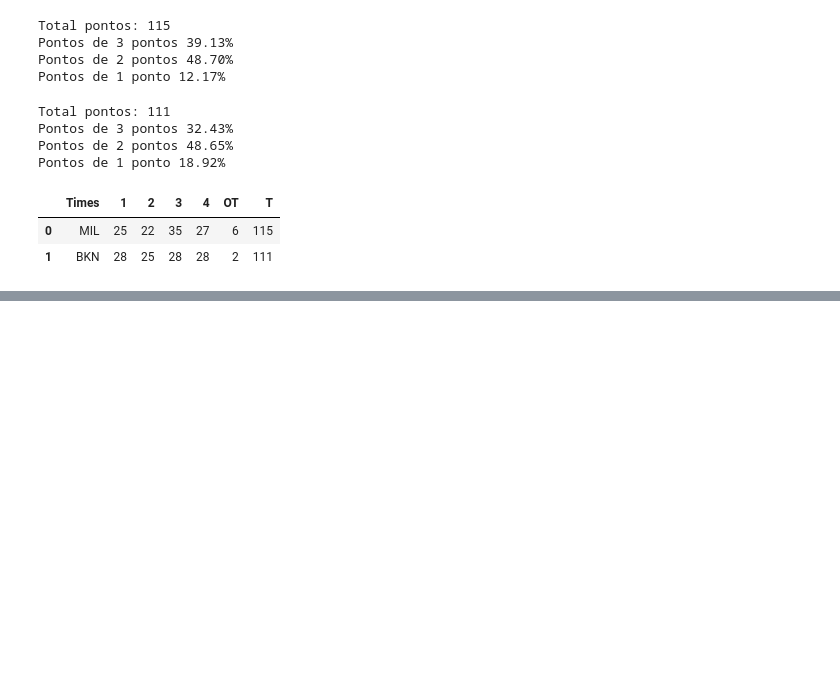
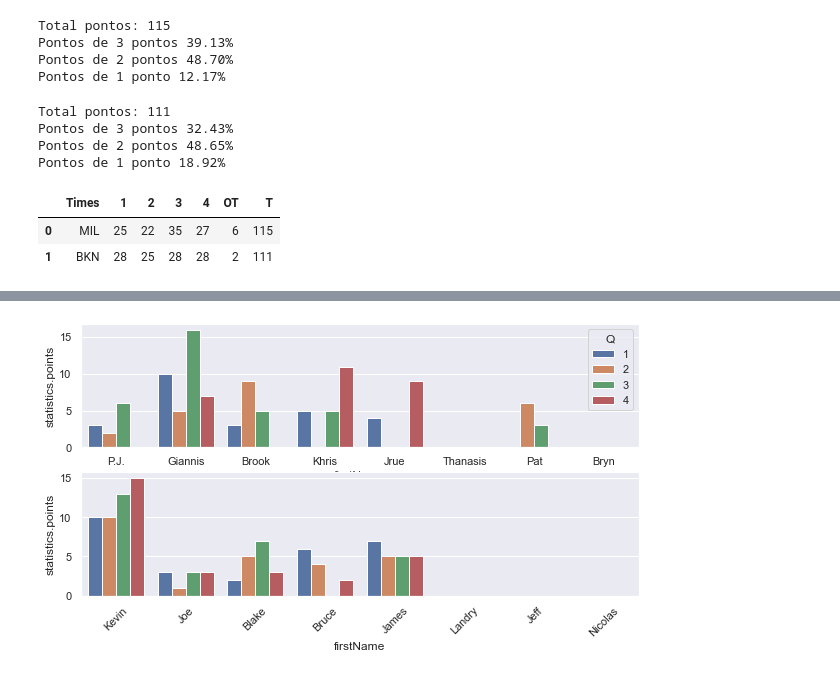
Before and after one commit to NERDBASK/NERDBASK, a Jupyter notebook: notebooks/analise1_BucksXNets_jogo7_Leste_SemiFinal.ipynb, the cells around one changed output, grey strips where cells are left out. Drawn from its saved outputs; the diff is of its cells as text; code cells hidden in the pictures; blank space fills up the shorter version.

```diff
--- a/notebooks/analise1_BucksXNets_jogo7_Leste_SemiFinal.ipynb
+++ b/notebooks/analise1_BucksXNets_jogo7_Leste_SemiFinal.ipynb
@@ -169,0 +205,14 @@ df_placar
+# %%
+fig, axs = plt.subplots(2, 1, figsize=(10, 5))
+
+sns.barplot(data=df_players_Q14.query('teamName == "Bucks"'), y='statistics.points', x='firstName', hue='Q', ax=axs[0])
+plt.xticks(rotation=45)
+
+
+sns.barplot(data=df_players_Q14.query('teamName == "Nets"'), y='statistics.points', x='firstName', hue='Q', ax=axs[1])
+plt.xticks(rotation=45)
+plt.legend('').set_visible(False)
+
+plt.show()
+# %% [output]
+[figure, added]
```
Also changed, not shown: parts of 6 cells of this notebook, 31 other files.
